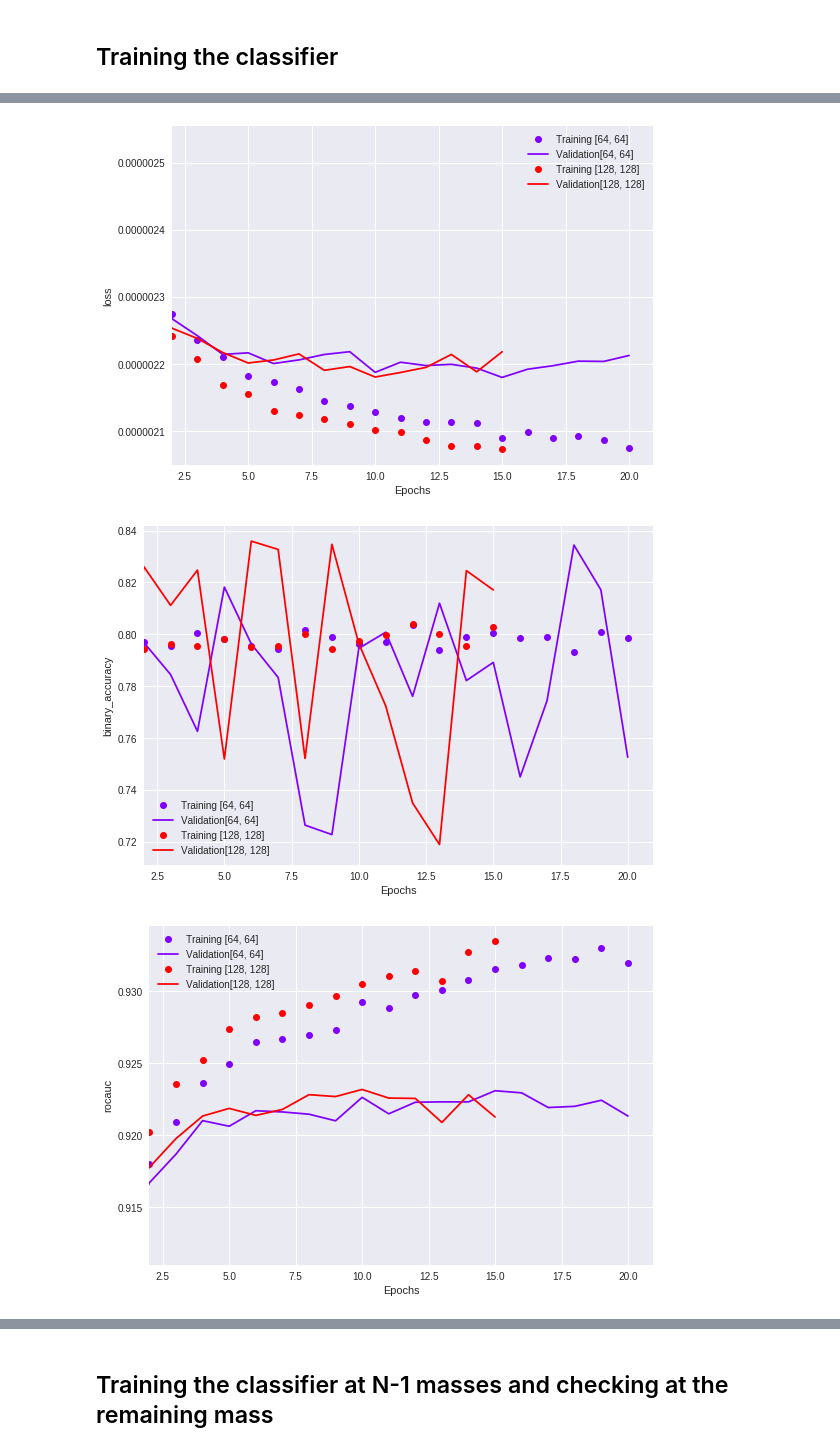
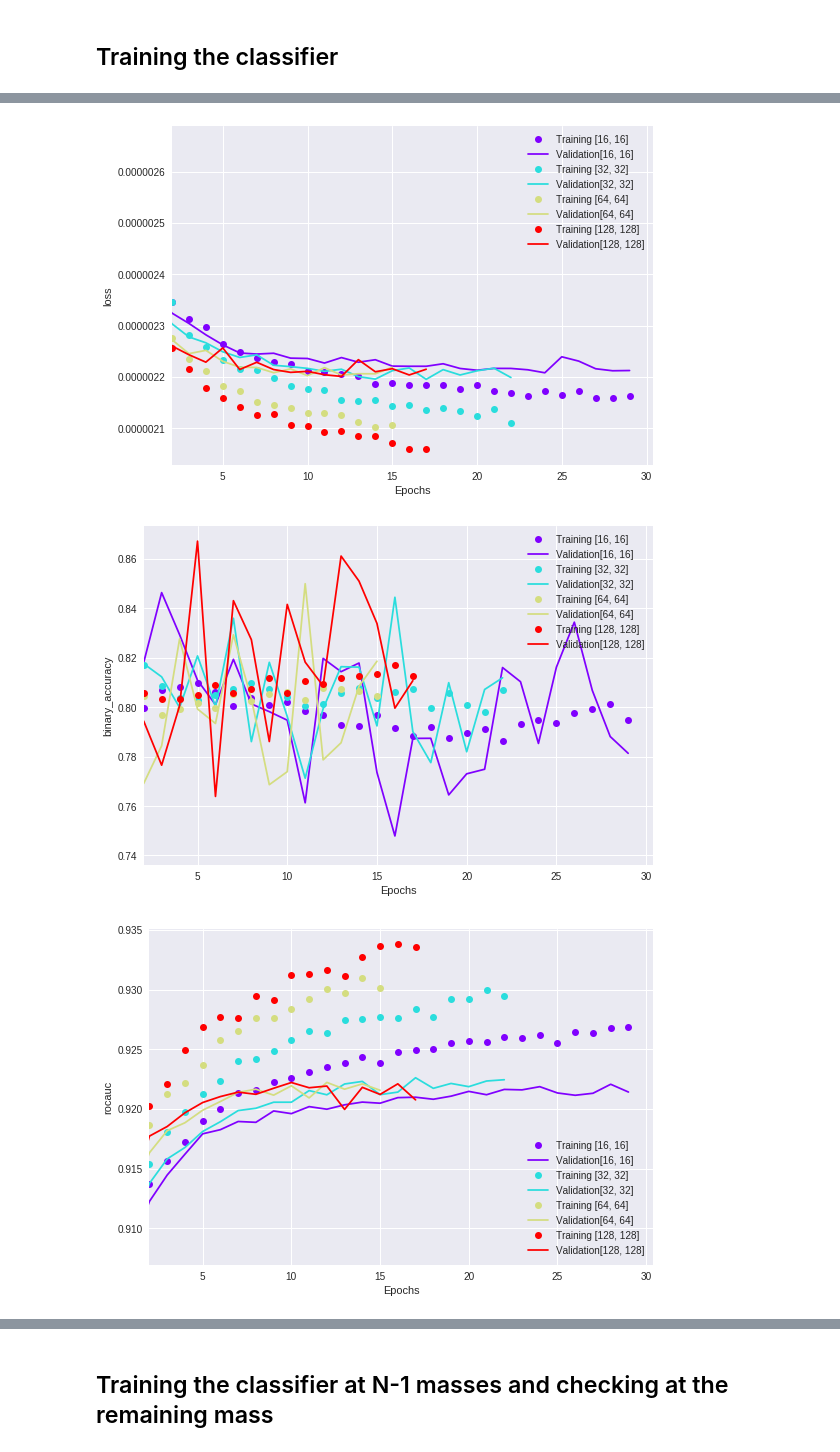
Before and after one commit to asalvadorsalas/HplusML, a Jupyter notebook: MassParameterisedNN.ipynb, the cells around one changed output, grey strips where cells are left out. Drawn from its saved outputs; the diff is of its cells as text; code cells hidden in the pictures.

```diff
--- a/MassParameterisedNN.ipynb
+++ b/MassParameterisedNN.ipynb
@@ -2,4 +2,7 @@
 <a href="https://colab.research.google.com/github/JulianGlatzer/HplusML/blob/master/MassParameterisedNN.ipynb" target="_parent"><img src="https://colab.research.google.com/assets/colab-badge.svg" alt="Open In Colab"/></a>
 # %% [markdown]
 # Standard imports
+# %%
+region='ge6jge4b'
+invertTestTrain=False
 # %%
@@ -44,5 +49,5 @@ import HpTrainingFrame
 # %%
-df_mc=pd.read_hdf('pandas_INC_ge6jge4b.h5', 'INC_ge6jge4b')
+df_mc=pd.read_hdf('pandas_INC_'+region+'.h5', 'INC_'+region)
 df_mc=df_mc[df_mc.process.apply(lambda x: True if x in ["ttlight","ttb","ttc"] or "Hp" in x else False)]
 #print df_mc.process.shape
 df_mc['process'].unique()
@@ -60,6 +65,17 @@ from HpMLUtils import WeightedStandardScaler, summarizeFitData,MultiSBWeightsSca
 htf=HpTrainingFrame.HpTrainingFrame(df_mc)
 X_train, X_test, X_eval, y_train, y_test,y_eval, w_train, w_test, w_eval=htf.prepare(hpmass="multi",addMass=True)
 #summarizeFitData(X_train, y_train, w=w_train,categories=X_train.hpmass)
+
+if invertTestTrain:
+  X_tmp=X_train
+  y_tmp=y_train
+  w_tmp=w_train
+  X_train=X_test
+  y_train=y_test
+  w_train=w_test
+  X_test=X_tmp
+  y_test=y_tmp
+  w_test=w_tmp
 
 print(X_train.hpmass.unique())
 
@@ -148,6 +164,10 @@ Now on to scaling the weights to have a flat distributiong in H+ mass
 # %% [markdown]
 ## Training the classifier
 # %%
+model16=HpKerasUtils.HpFeedForwardModel(configuration=[16,16],dropout=0.1, verbose=True, input_dim=15)
+result16=model16.train((X_train.values, y_train.values, w_train.values),(X_test.values, y_test.values, w_test.values), patience=5)
+model32=HpKerasUtils.HpFeedForwardModel(configuration=[32,32],dropout=0.1, verbose=True, input_dim=15)
+result32=model32.train((X_train.values, y_train.values, w_train.values),(X_test.values, y_test.values, w_test.values), patience=5)
 model64=HpKerasUtils.HpFeedForwardModel(configuration=[64,64],dropout=0.1, verbose=True, input_dim=15)
 result64=model64.train((X_train.values, y_train.values, w_train.values),(X_test.values, y_test.values, w_test.values), patience=5)
 model128=HpKerasUtils.HpFeedForwardModel(configuration=[128,128],dropout=0.1, verbose=True, input_dim=15)
@@ -183,42 +203,44 @@ model128.plotTrainingValidation()
 # %%
 models={
+    str([16,16]): model16,
+    str([32,32]): model32,
     str([64,64]): model64,
     str([128,128]): model128
 }
-def plotByConfiguration(configurations=[[64,64],[128,128]], variable="loss", validationvariable="val_loss"):
+def plotByConfiguration(configurations=[[16,16],[32,32],[64,64],[128,128]], variable="loss", validationvariable="val_loss"):
   color=iter(plt.cm.rainbow(np.linspace(0,1,len(configurations))))
 
   if variable=="rocauc":
     index=-1
     for i,cb in enumerate(models[str(configurations[0])].callbacks):
       if hasattr(cb, 'roc') and hasattr(cb, 'roc_val'):
         index=i
 
   plt.figure()
   for configuration in configurations:
 
     if variable=="rocauc":
       loss_values=models[str(configuration)].callbacks[i].roc
       val_loss_values=models[str(configuration)].callbacks[i].roc_val
     else:
       loss_values=models[str(configuration)].history.history[variable]
       val_loss_values=models[str(configuration)].history.history[validationvariable]
     epochs=range(1,len(loss_values)+1)
     c=next(color)
     plt.plot(epochs, loss_values,"o", color=c,label="Training "+str(configuration))
     plt.plot(epochs, val_loss_values, color=c, label="Validation"+str(configuration))
 
   plt.xlim(left=2)
   plt.xlabel("Epochs")
   plt.ylabel(variable)
   plt.tight_layout()
   plt.legend()
 
 
 plotByConfiguration()
 plotByConfiguration(variable="binary_accuracy", validationvariable="val_binary_accuracy")
 plotByConfiguration(variable="rocauc")
 # %% [output]
-[figure, old version]
+[figure, new version]
-[figure, old version]
+[figure, new version]
-[figure, old version]
+[figure, new version]
```
Also changed, not shown: parts of 38 cells of this notebook.
